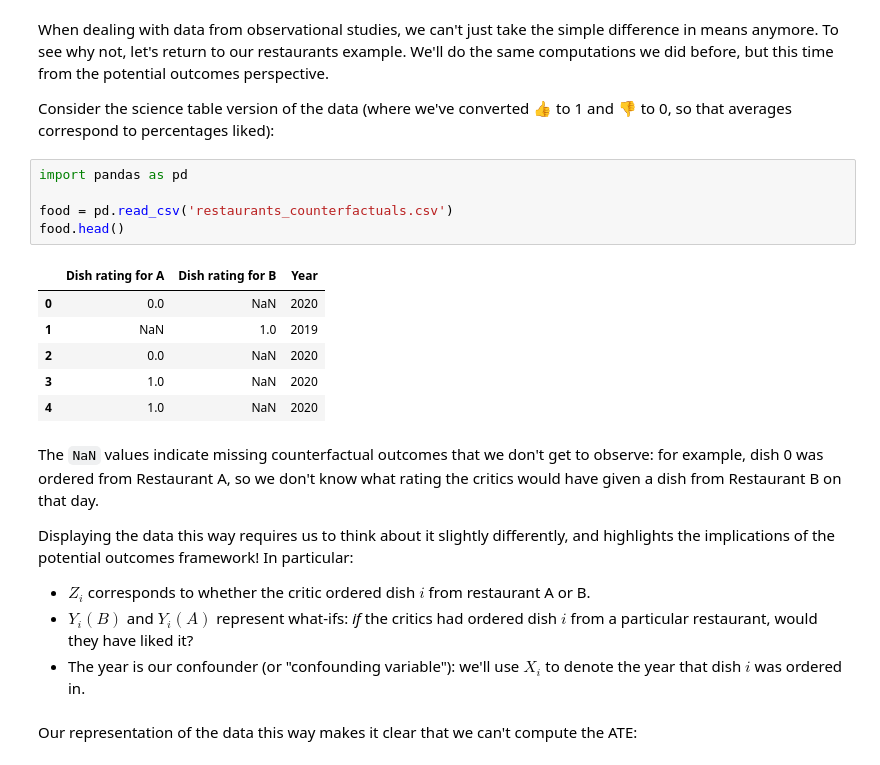
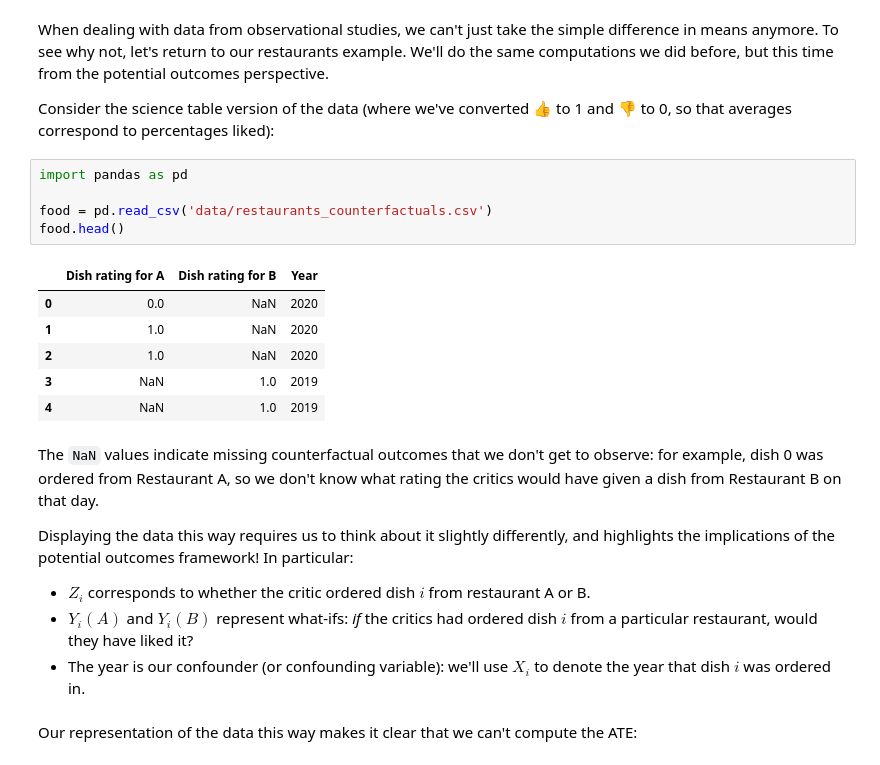
Before and after one commit to ds-102/ds-102-book, a Jupyter notebook: ds-102-book/content/chapters/04/05_observational_studies_unconfoundedness.ipynb, the cells around one changed output. Drawn from its saved outputs; the diff is of its cells as text.

```diff
--- a/ds-102-book/content/chapters/04/05_observational_studies_unconfoundedness.ipynb
+++ b/ds-102-book/content/chapters/04/05_observational_studies_unconfoundedness.ipynb
@@ -17,22 +17,22 @@ Consider the science table version of the data (where we've converted 👍 to 1
 # %%
 import pandas as pd
 
-food = pd.read_csv('restaurants_counterfactuals.csv')
+food = pd.read_csv('data/restaurants_counterfactuals.csv')
 food.head()
 # %% [output]
 |  | Dish rating for A | Dish rating for B | Year |
 | 0 | 0.0 | NaN | 2020 |
-| 1 | NaN | 1.0 | 2019 |
-| 2 | 0.0 | NaN | 2020 |
-| 3 | 1.0 | NaN | 2020 |
-| 4 | 1.0 | NaN | 2020 |
+| 1 | 1.0 | NaN | 2020 |
+| 2 | 1.0 | NaN | 2020 |
+| 3 | NaN | 1.0 | 2019 |
+| 4 | NaN | 1.0 | 2019 |
 # %% [markdown]
 The `NaN` values indicate missing counterfactual outcomes that we don't get to observe: for example, dish 0 was ordered from Restaurant A, so we don't know what rating the critics would have given a dish from Restaurant B on that day.
 
 Displaying the data this way requires us to think about it slightly differently, and highlights the implications of the potential outcomes framework! In particular:
 * $Z_i$ corresponds to whether the critic ordered dish $i$ from restaurant A or B.
-* $Y_i(B)$ and $Y_i(A)$ represent what-ifs: *if* the critics had ordered dish $i$ from a particular restaurant, would they have liked it?
-* The year is our confounder (or "confounding variable"): we'll use $X_i$ to denote the year that dish $i$ was ordered in.
+* $Y_i(A)$ and $Y_i(B)$ represent what-ifs: *if* the critics had ordered dish $i$ from a particular restaurant, would they have liked it?
+* The year is our confounder (or confounding variable): we'll use $X_i$ to denote the year that dish $i$ was ordered in.
 # %% [markdown]
 Our representation of the data this way makes it clear that we can't compute the ATE:
 # %%
```
Also changed, not shown: parts of 14 cells of this notebook, 17 other files.
